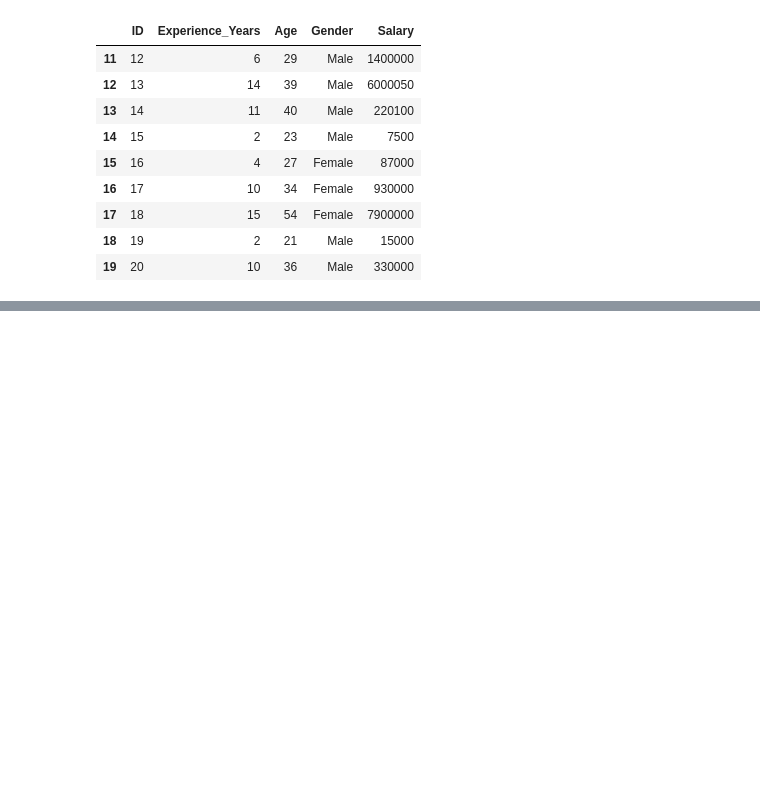
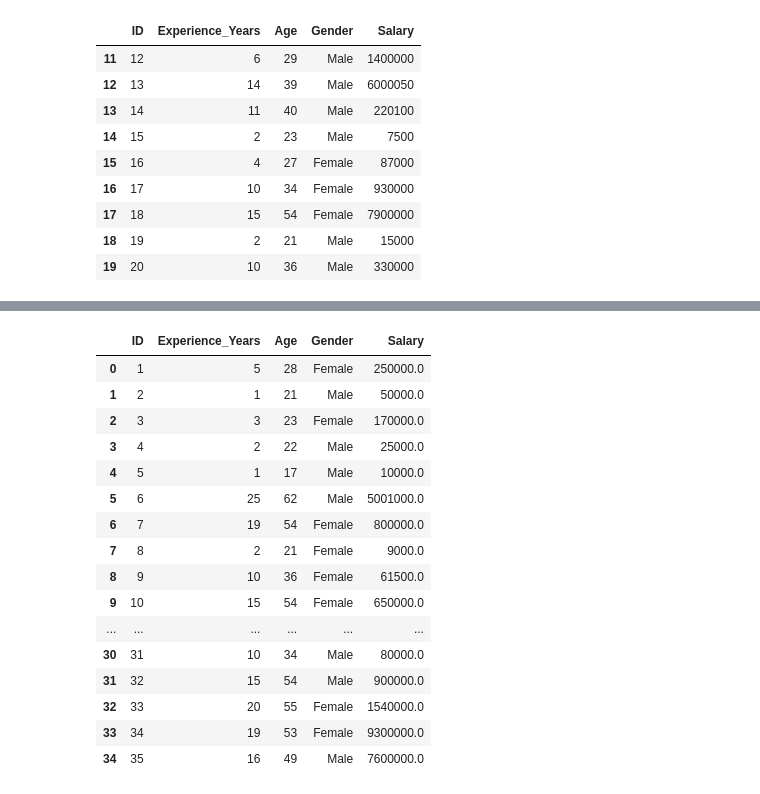
Before and after one commit to RahaneSayali/TE-S6-Sppu-Practicals, a Jupyter notebook: DSBDA/p1/p1.ipynb, the cells around one changed output, grey strips where cells are left out. Drawn from its saved outputs; the diff is of its cells as text; code cells hidden in the pictures; blank space fills up the shorter version.

```diff
--- a/DSBDA/p1/p1.ipynb
+++ b/DSBDA/p1/p1.ipynb
@@ -124,0 +262,20 @@ dataset.iloc[11:20]
+# %%
+dataset.fillna(3)  #missing values with 3
+# %% [output]
+|  | ID | Experience_Years | Age | Gender | Salary |
+| 0 | 1 | 5 | 28 | Female | 250000.0 |
+| 1 | 2 | 1 | 21 | Male | 50000.0 |
+| 2 | 3 | 3 | 23 | Female | 170000.0 |
+| 3 | 4 | 2 | 22 | Male | 25000.0 |
+| 4 | 5 | 1 | 17 | Male | 10000.0 |
+| 5 | 6 | 25 | 62 | Male | 5001000.0 |
+| 6 | 7 | 19 | 54 | Female | 800000.0 |
+| 7 | 8 | 2 | 21 | Female | 9000.0 |
+| 8 | 9 | 10 | 36 | Female | 61500.0 |
+| 9 | 10 | 15 | 54 | Female | 650000.0 |
+| ... | ... | ... | ... | ... | ... |
+| 30 | 31 | 10 | 34 | Male | 80000.0 |
+| 31 | 32 | 15 | 54 | Male | 900000.0 |
+| 32 | 33 | 20 | 55 | Female | 1540000.0 |
+| 33 | 34 | 19 | 53 | Female | 9300000.0 |
+| 34 | 35 | 16 | 49 | Male | 7600000.0 |
```
Also changed, not shown: parts of 20 cells of this notebook.
